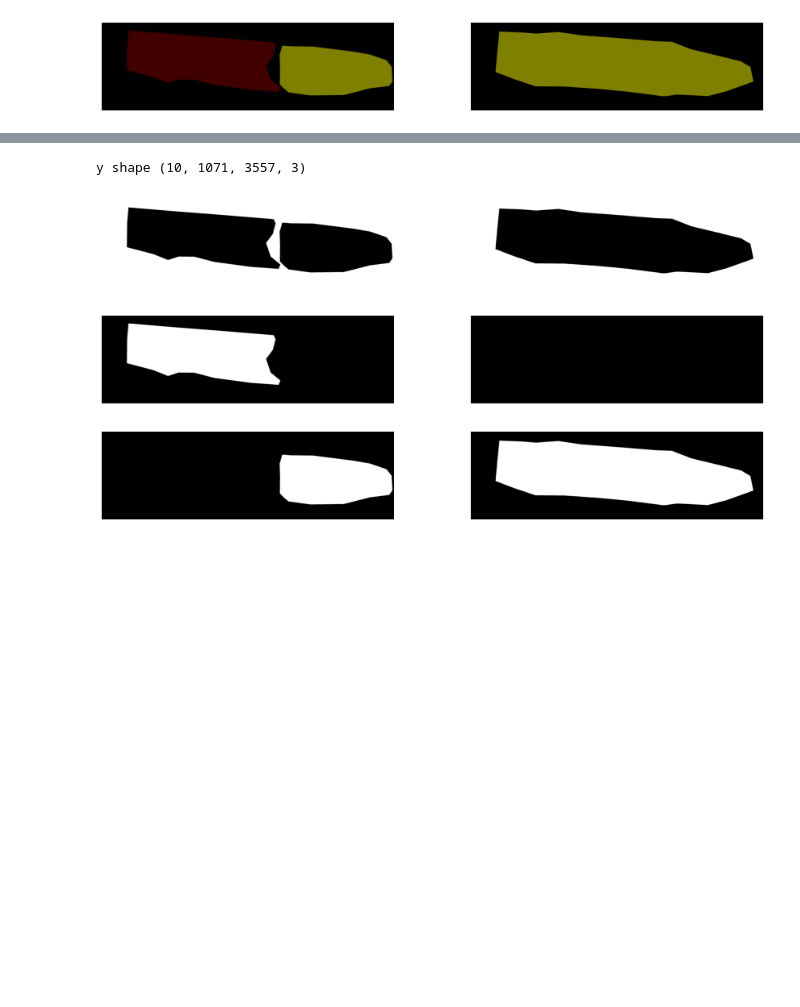
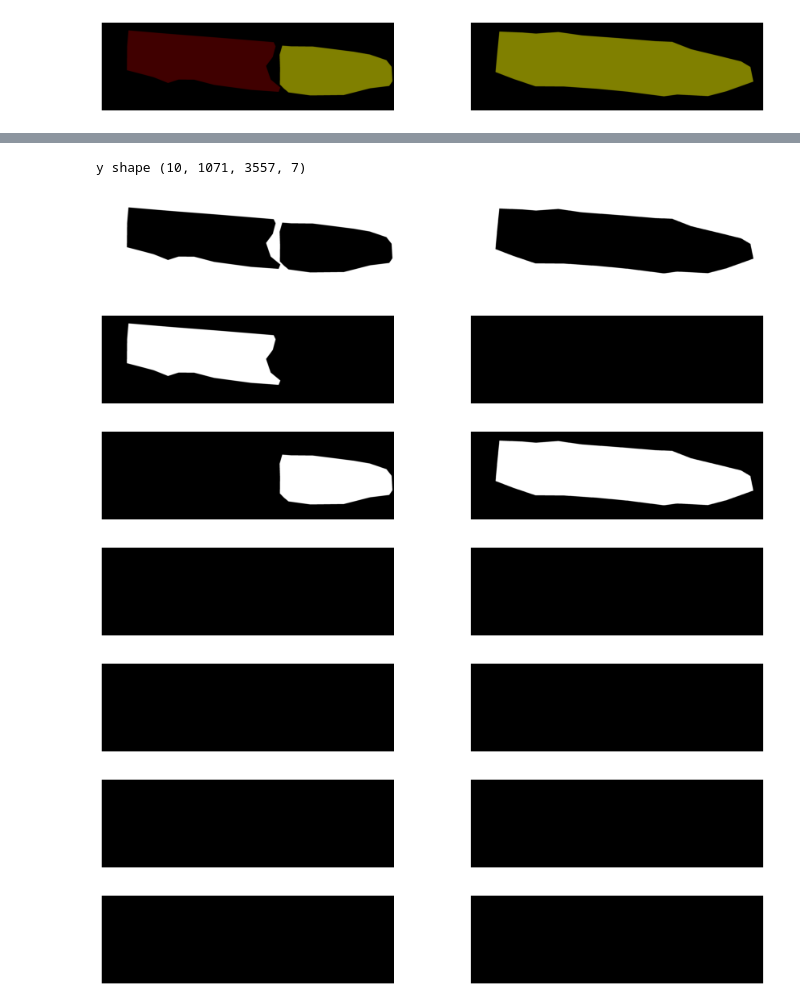
Before and after one commit to tunmustard/features_extractions, a Jupyter notebook: projects/scrapid/main_data_set_preparation.ipynb, the cells around one changed output, grey strips where cells are left out. Saved outputs shown, nothing was run; the diff lists cells and outputs as text; code cells hidden in the pictures; blank space fills up the shorter version.

```diff
--- a/projects/scrapid/main_data_set_preparation.ipynb
+++ b/projects/scrapid/main_data_set_preparation.ipynb
@@ -114,31 +117,39 @@ RGB decimal code is 32896
 # %%
 ###ACTIVE CELL###
-###GET multi classes y array
+###Make multi class y array from multiclass image
 
-#List of codes, do not chenge the order!!!
+#List of codes, do not change the order!
 list_of_codes = [
-    0, #Comment
-    64, #Comment
-    32896, #Comment
+    0, #Black
+    64, #Dark red
+    32896, #Yellow
+    8388608, #Blue
+    32768, #Green
+    192, #Red
+    8388736, #Violet
 ]
 
-#Make 1-hot coded multiarray from multiclass picture
+#Make 1-hot coded y-multiarray from multiclass picture
 def get_classes_from_multiclass(inp_y):
     y_colors = (inp_y[:,:,:,0]*65536+inp_y[:,:,:,1]*256+inp_y[:,:,:,2])[...,None]
     out = []
     for c in list_of_codes:
         out.append((y_colors==c).astype(int))
     return np.concatenate(out, axis=3)
 
 images_y = get_classes_from_multiclass(images_y_raw)
 
 #Show some result
 for c in range(len(list_of_codes)):
     dbug.show_images_list(images_y[:2,...,c], col_number = 2)
 
 print('y shape',images_y.shape)
 # %% [output]
-y shape (10, 1071, 3557, 3)
+y shape (10, 1071, 3557, 7)
 [figure]
 [figure]
 [figure]
+[figure, added]
+[figure, added]
+[figure, added]
+[figure, added]
```
Also changed, not shown: parts of 5 cells of this notebook, 2 other files.
